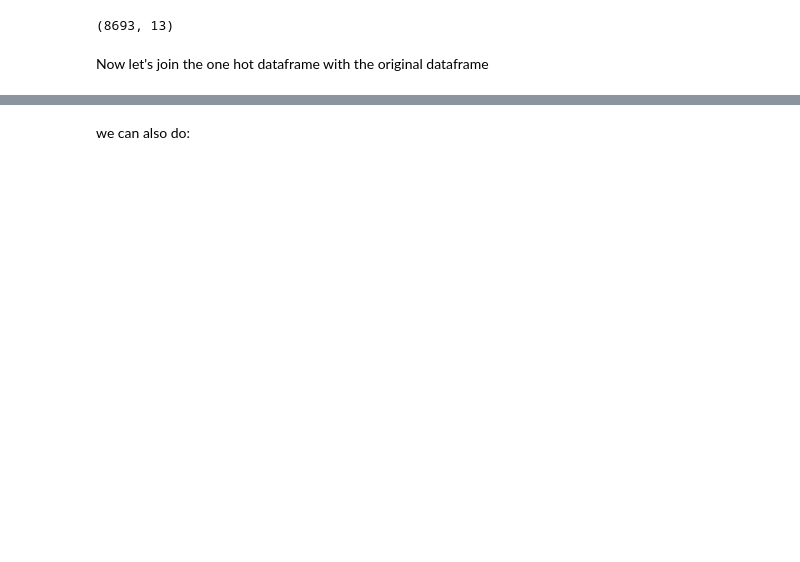
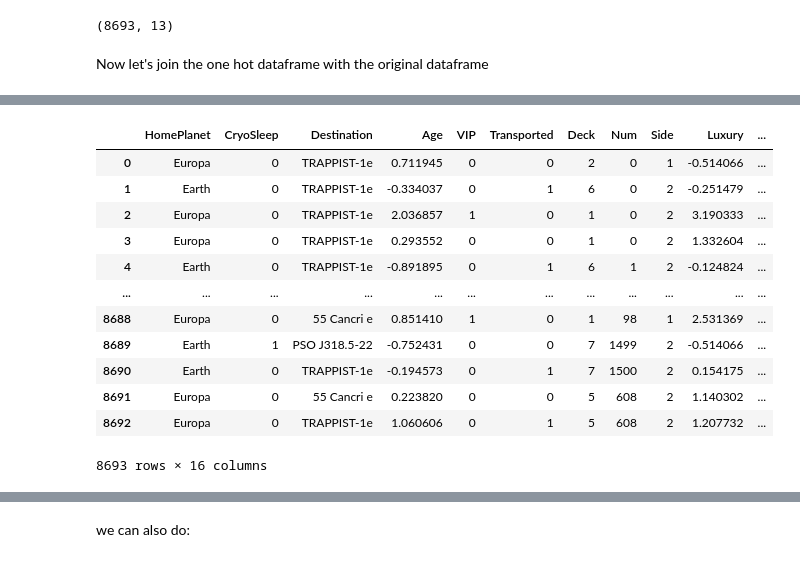
Before and after one commit to Braxion06/spaceship_titanic_competition, a Jupyter notebook: notebooks/004_data_transformation.ipynb, the cells around one changed output, grey strips where cells are left out. Saved outputs shown, nothing was run; the diff lists cells and outputs as text; code cells hidden in the pictures; blank space fills up the shorter version.

```diff
--- a/notebooks/004_data_transformation.ipynb
+++ b/notebooks/004_data_transformation.ipynb
@@ -323,0 +344,6 @@ sorted(df_merged_a.columns.to_list())
+# %%
+t_encoder = OneHotEncoder(sparse_output=False)
+t_encoder.fit(df['HomePlanet'].values.reshape(-1, 1))
+print(t_encoder.categories_)
+# print(t_encoder.transform(df['HomePlanet'].values.reshape(-1, 1)))
+print(t_encoder.transform(df['HomePlanet'].values.reshape(-1, 1)).shape)
@@ -323,0 +361,3 @@ sorted(df_merged_a.columns.to_list())
+# %%
+t_df = pd.DataFrame(t_encoder.fit_transform(df['HomePlanet'].values.reshape(-1, 1)), columns=t_encoder.categories_[0])
+t_df.head()
@@ -323,0 +384,16 @@ sorted(df_merged_a.columns.to_list())
+# %%
+pd.concat([df, t_df], axis=1)
+# %% [output]
+|  | HomePlanet | CryoSleep | Destination | Age | VIP | Transported | Deck | Num | Side | Luxury | ... |
+| 0 | Europa | 0 | TRAPPIST-1e | 0.711945 | 0 | 0 | 2 | 0 | 1 | -0.514066 | ... |
+| 1 | Earth | 0 | TRAPPIST-1e | -0.334037 | 0 | 1 | 6 | 0 | 2 | -0.251479 | ... |
+| 2 | Europa | 0 | TRAPPIST-1e | 2.036857 | 1 | 0 | 1 | 0 | 2 | 3.190333 | ... |
+| 3 | Europa | 0 | TRAPPIST-1e | 0.293552 | 0 | 0 | 1 | 0 | 2 | 1.332604 | ... |
+| 4 | Earth | 0 | TRAPPIST-1e | -0.891895 | 0 | 1 | 6 | 1 | 2 | -0.124824 | ... |
+| ... | ... | ... | ... | ... | ... | ... | ... | ... | ... | ... | ... |
+| 8688 | Europa | 0 | 55 Cancri e | 0.851410 | 1 | 0 | 1 | 98 | 1 | 2.531369 | ... |
+| 8689 | Earth | 1 | PSO J318.5-22 | -0.752431 | 0 | 0 | 7 | 1499 | 2 | -0.514066 | ... |
+| 8690 | Earth | 0 | TRAPPIST-1e | -0.194573 | 0 | 1 | 7 | 1500 | 2 | 0.154175 | ... |
+| 8691 | Europa | 0 | 55 Cancri e | 0.223820 | 0 | 0 | 5 | 608 | 2 | 1.140302 | ... |
+| 8692 | Europa | 0 | TRAPPIST-1e | 1.060606 | 0 | 1 | 5 | 608 | 2 | 1.207732 | ... |
+8693 rows × 16 columns
```
Also changed, not shown: parts of 28 cells of this notebook.
